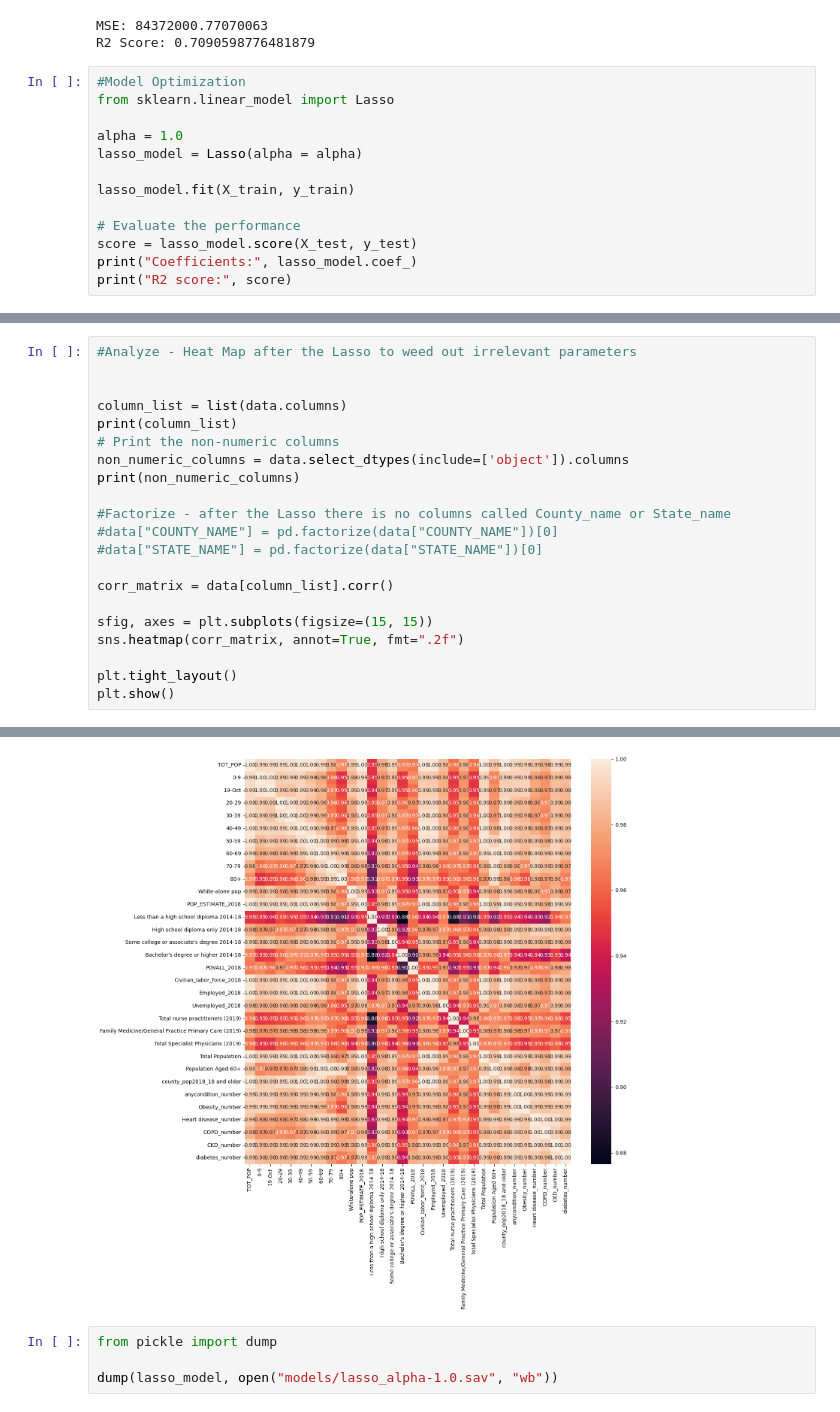
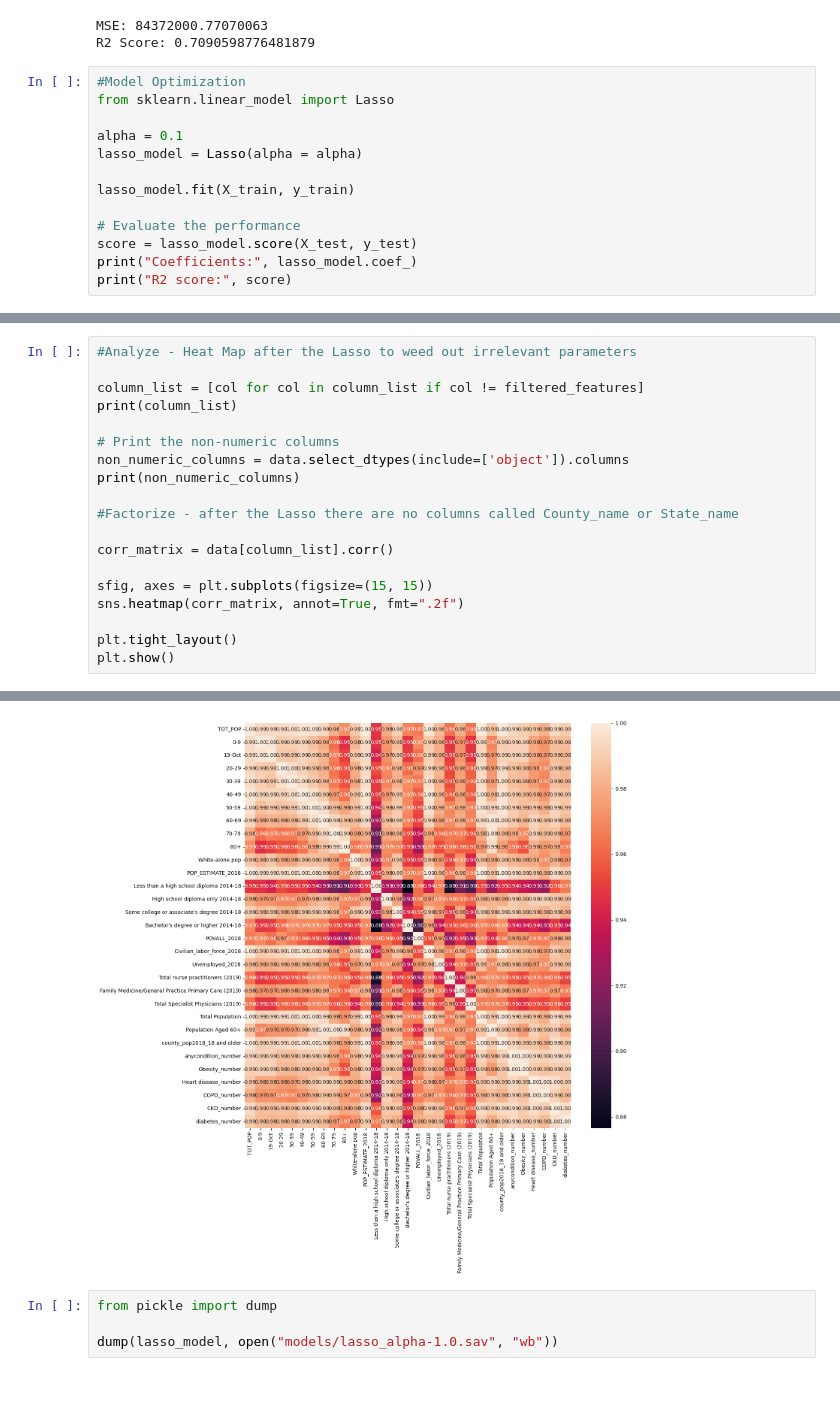
Before and after one commit to julfom/regularized-linear-regression-projec_ift-tutorial, a Jupyter notebook: notebook.ipynb, the cells around one changed output, grey strips where cells are left out. Saved outputs shown, nothing was run; the diff lists cells and outputs as text.

Commit message:
after class

```diff
--- a/notebook.ipynb
+++ b/notebook.ipynb
@@ -207,7 +207,7 @@ R2 Score: 0.7090598776481879
 #Model Optimization
 from sklearn.linear_model import Lasso
 
-alpha = 1.0
+alpha = 0.1
 lasso_model = Lasso(alpha = alpha)
 
 lasso_model.fit(X_train, y_train)
@@ -261,28 +261,26 @@ Feature: 60-69, Coefficient: 0.0
 # %%
 #Analyze - Heat Map after the Lasso to weed out irrelevant parameters
 
+column_list = [col for col in column_list if col != filtered_features]
+print(column_list)
 
-column_list = list(data.columns)
-print(column_list)
 # Print the non-numeric columns
 non_numeric_columns = data.select_dtypes(include=['object']).columns
 print(non_numeric_columns)
 
-#Factorize - after the Lasso there is no columns called County_name or State_name
-#data["COUNTY_NAME"] = pd.factorize(data["COUNTY_NAME"])[0]
-#data["STATE_NAME"] = pd.factorize(data["STATE_NAME"])[0]
+#Factorize - after the Lasso there are no columns called County_name or State_name
 
 corr_matrix = data[column_list].corr()
 
 sfig, axes = plt.subplots(figsize=(15, 15))
 sns.heatmap(corr_matrix, annot=True, fmt=".2f")
 
 plt.tight_layout()
 plt.show()
 # %% [output]
 ['TOT_POP', '0-9', '19-Oct', '20-29', '30-39', '40-49', '50-59', '60-69', '70-79', '80+', 'White-alone pop', 'POP_ESTIMATE_2018', 'Less than a high school diploma 2014-18', 'High school diploma only 2 ...
 Index([], dtype='object')
-[figure, old version]
+[figure, new version]
 # %%
 from pickle import dump
 
```
Also changed, not shown: parts of 4 cells of this notebook, 1 other file.
